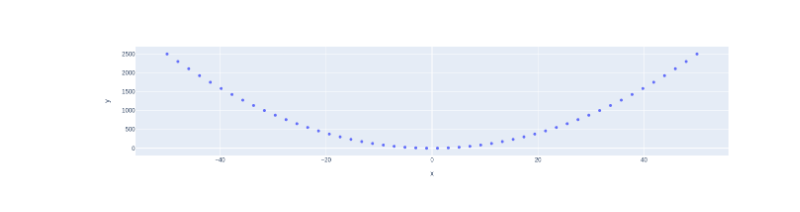
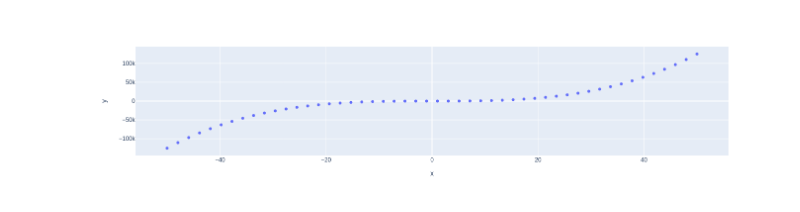
Before and after one commit to ssetoredhat/my-notebooks-repo, a Jupyter notebook: experiment1.ipynb, the cells around one changed output. Saved outputs shown, nothing was run; the diff lists cells and outputs as text; code cells hidden in the pictures.

```diff
--- a/experiment1.ipynb
+++ b/experiment1.ipynb
@@ -4,7 +4,7 @@ import plotly.express as px
 # x-axis data points
 x = np.linspace(start=-50, stop=50)
 # y-axis data points
-y = x ** 2
+y = x ** 3
 # define the plot
 fig = px.scatter(x=x, y=y)
 fig.show()
@@ -13,4 +12,4 @@ fig.show()
-[figure, old version]
+[figure, new version]
 # %%
 !git config --global user.name "Satoshi Seto"
 # %%
```
Also changed, not shown: parts of 1 cell of this notebook.
